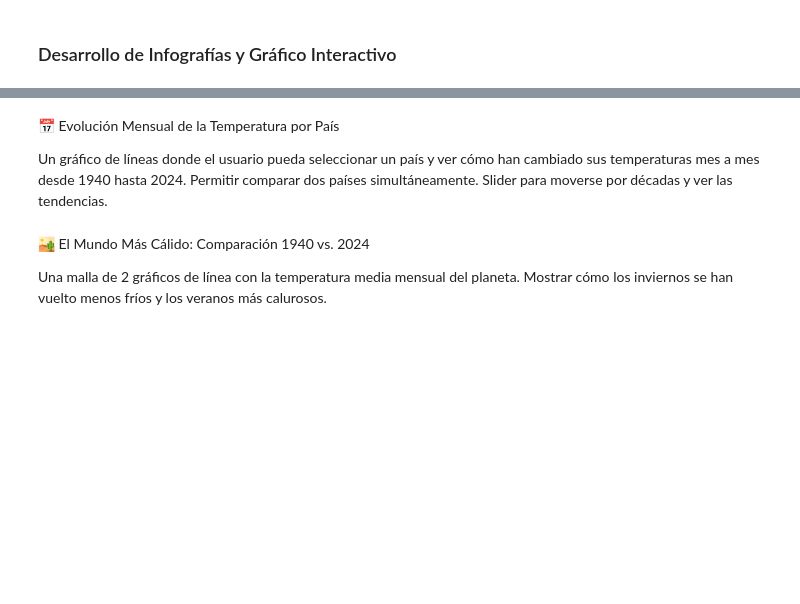
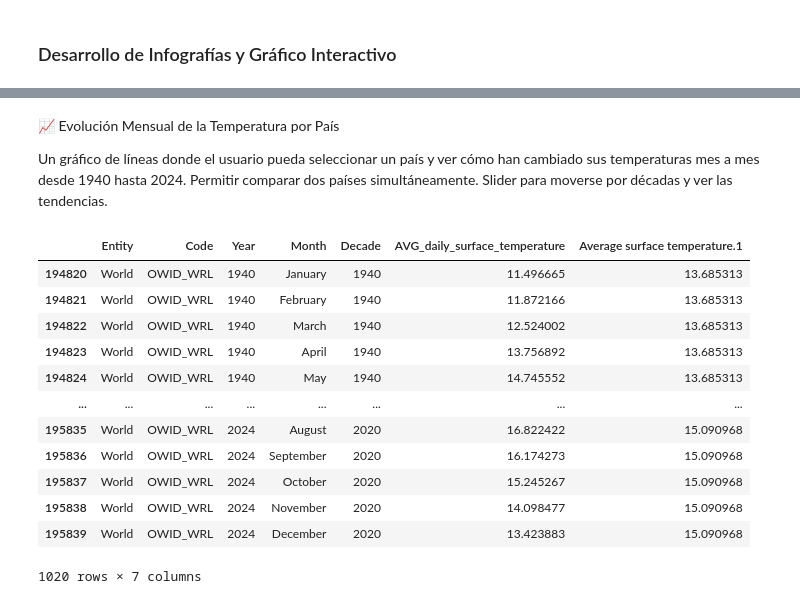
Before and after one commit to Daniela-Toro/80-years-of-change-in-global-temperature, a Jupyter notebook: Toro_Daniela_Code.ipynb, the cells around one changed output, grey strips where cells are left out. Saved outputs shown, nothing was run; the diff lists cells and outputs as text; code cells hidden in the pictures; blank space fills up the shorter version.

```diff
--- a/Toro_Daniela_Code.ipynb
+++ b/Toro_Daniela_Code.ipynb
@@ -202,9 +280,31 @@ Un mapa del mundo donde cada país cambie de color según su temperatura promedi
 # %% [markdown]
-📅 Evolución Mensual de la Temperatura por País
+📈 Evolución Mensual de la Temperatura por País
 
 Un gráfico de líneas donde el usuario pueda seleccionar un país y ver cómo han cambiado sus temperaturas mes a mes desde 1940 hasta 2024.
 Permitir comparar dos países simultáneamente. Slider para moverse por décadas y ver las tendencias.
-# %% [markdown]
- 🏜️ El Mundo Más Cálido: Comparación 1940 vs. 2024
-
-Una malla de 2 gráficos de línea con la temperatura media mensual del planeta. Mostrar cómo los inviernos se han vuelto menos fríos y los veranos más calurosos.
+# %%
+world_temperature = df_merge_nulls[df_merge_nulls['Entity'] == 'World'].copy()
+world_temperature['Day'] = pd.to_datetime(world_temperature['Day'])
+world_temperature.insert(3, 'Month', world_temperature['Day'].dt.month_name())
+
+world_temperature.drop(['alpha-3', 'Day', 'region', 'sub-region'], axis='columns', inplace=True)
+world_temperature = world_temperature.rename(columns={
+    'Average surface temperature': 'AVG_daily_surface_temperature',
+    'year': 'Year',
+})
+world_temperature.insert(4, 'Decade', (world_temperature['Year'] // 10) * 10)
+world_temperature
+# %% [output]
+|  | Entity | Code | Year | Month | Decade | AVG_daily_surface_temperature | Average surface temperature.1 |
+| 194820 | World | OWID_WRL | 1940 | January | 1940 | 11.496665 | 13.685313 |
+| 194821 | World | OWID_WRL | 1940 | February | 1940 | 11.872166 | 13.685313 |
+| 194822 | World | OWID_WRL | 1940 | March | 1940 | 12.524002 | 13.685313 |
+| 194823 | World | OWID_WRL | 1940 | April | 1940 | 13.756892 | 13.685313 |
+| 194824 | World | OWID_WRL | 1940 | May | 1940 | 14.745552 | 13.685313 |
+| ... | ... | ... | ... | ... | ... | ... | ... |
+| 195835 | World | OWID_WRL | 2024 | August | 2020 | 16.822422 | 15.090968 |
+| 195836 | World | OWID_WRL | 2024 | September | 2020 | 16.174273 | 15.090968 |
+| 195837 | World | OWID_WRL | 2024 | October | 2020 | 15.245267 | 15.090968 |
+| 195838 | World | OWID_WRL | 2024 | November | 2020 | 14.098477 | 15.090968 |
+| 195839 | World | OWID_WRL | 2024 | December | 2020 | 13.423883 | 15.090968 |
+1020 rows × 7 columns
```
Also changed, not shown: parts of 14 cells of this notebook.
